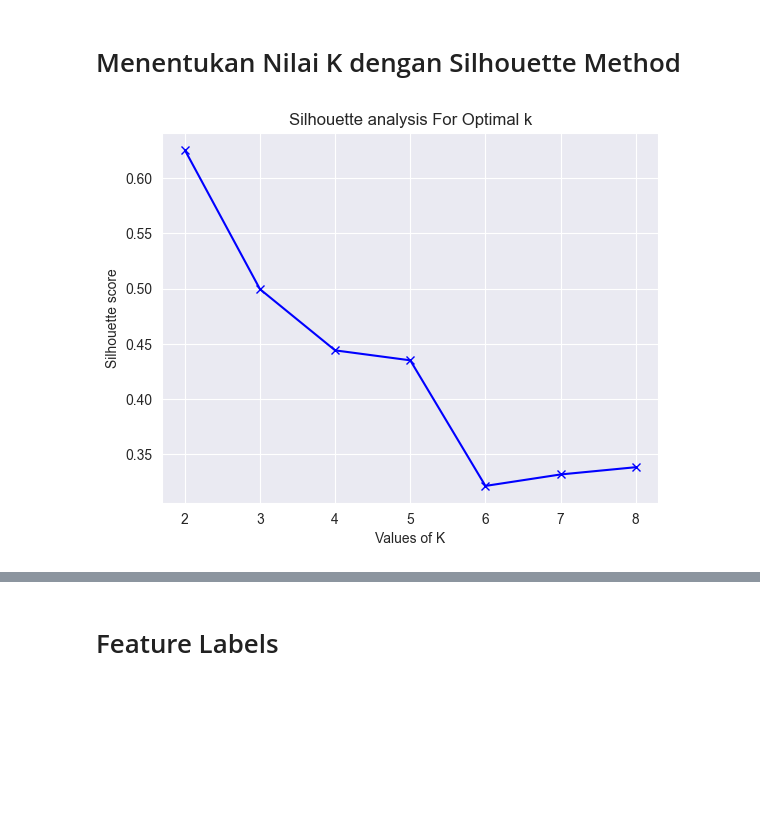
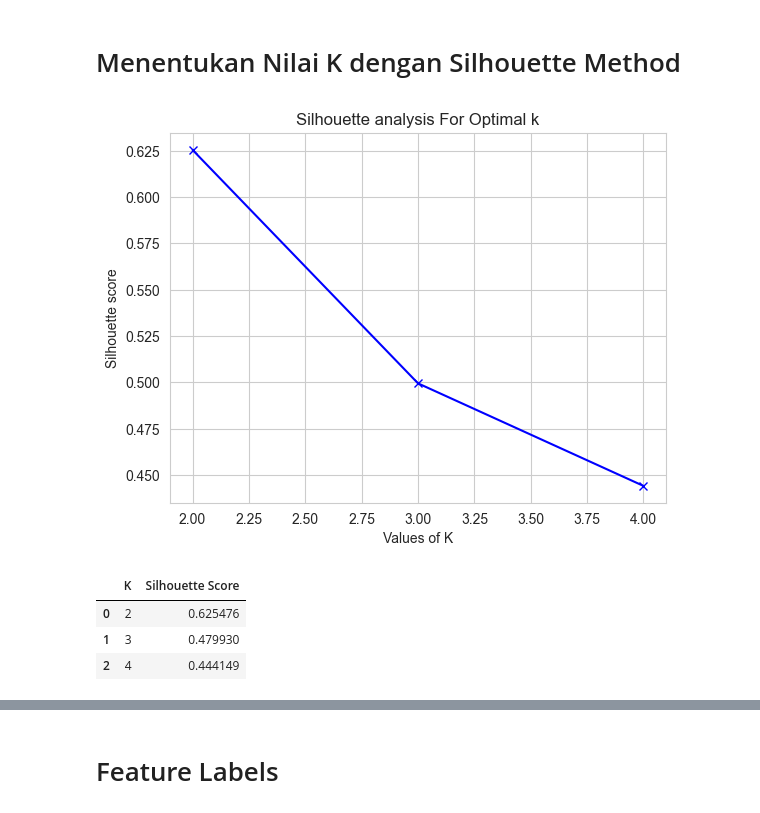
Before and after one commit to KrishnanditoLksn/MachineLearning_101, a Jupyter notebook: praktikkum/pertemuan3/iris_klastering.ipynb, the cells around one changed output, grey strips where cells are left out. Saved outputs shown, nothing was run; the diff lists cells and outputs as text; code cells hidden in the pictures; blank space fills up the shorter version.

Commit message:
feat  :  added silhouette scores table

```diff
--- a/praktikkum/pertemuan3/iris_klastering.ipynb
+++ b/praktikkum/pertemuan3/iris_klastering.ipynb
@@ -221,20 +209,28 @@ plt.show()
 # %%
 from sklearn.metrics import silhouette_score
 
-range_n_clusters = [2, 3, 4, 5, 6, 7, 8]
+range_n_clusters = [2, 3,4]
 silhouette_avg = []
 for num_clusters in range_n_clusters:
-    #initialise kmeans
-    kmeans = KMeans(n_clusters=num_clusters, init='k-means++')
+    # initialise kmeans
+    kmeans = KMeans(n_clusters=num_clusters)
     kmeans.fit(clean_iris_df)
     cluster_labels = kmeans.labels_
     #silhouette score
-    silhouette_avg.append(silhouette_score(clean_iris_df, cluster_labels))
+    silhouette_avg.append(silhouette_score(clean_iris_df, cluster_labels, metric='euclidean'))
 
 plt.plot(range_n_clusters, silhouette_avg, 'bx-')
 plt.xlabel('Values of K')
 plt.ylabel('Silhouette score')
 plt.title('Silhouette analysis For Optimal k')
 plt.show()
 # %% [output]
-[figure, old version]
+[figure, new version]
+# %%
+silhouette_data = pd.DataFrame({'K': range_n_clusters, 'Silhouette Score': silhouette_avg})
+silhouette_data
+# %% [output]
+|  | K | Silhouette Score |
+| 0 | 2 | 0.625476 |
+| 1 | 3 | 0.479930 |
+| 2 | 4 | 0.444149 |
```
Also changed, not shown: parts of 15 cells of this notebook.
